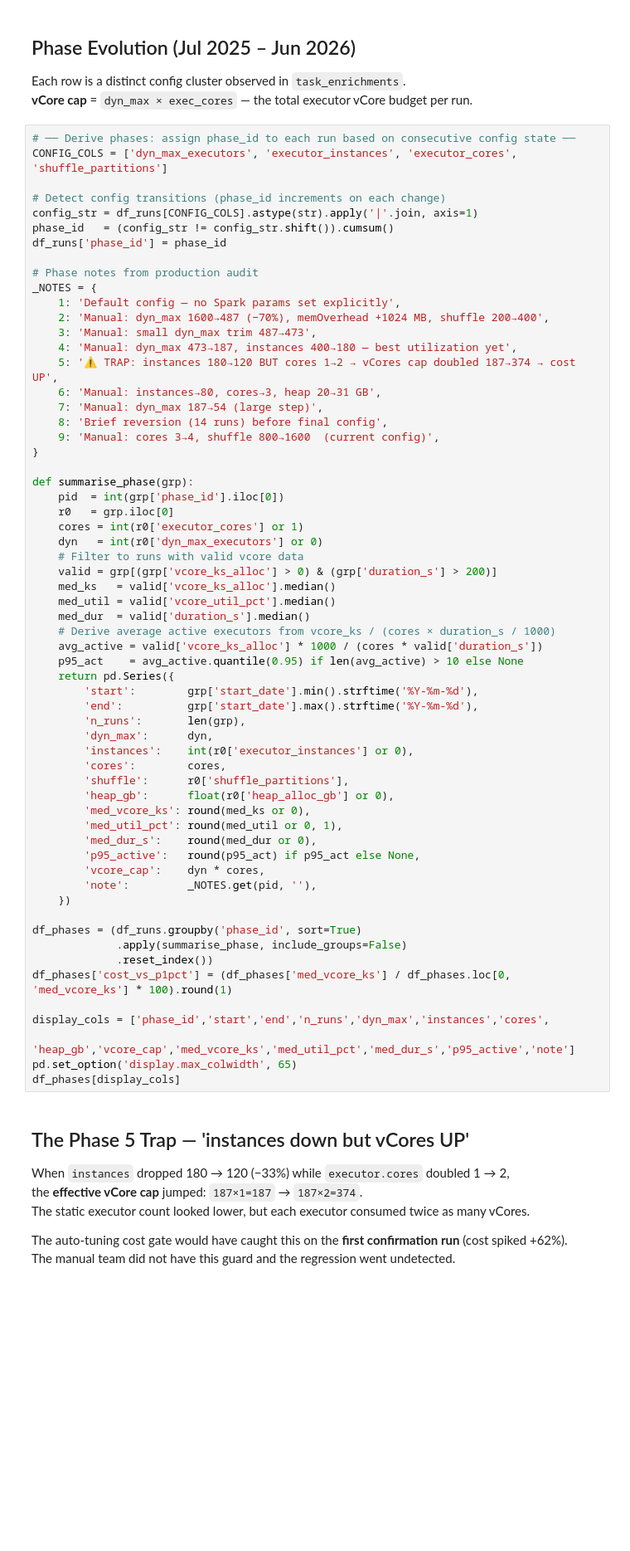
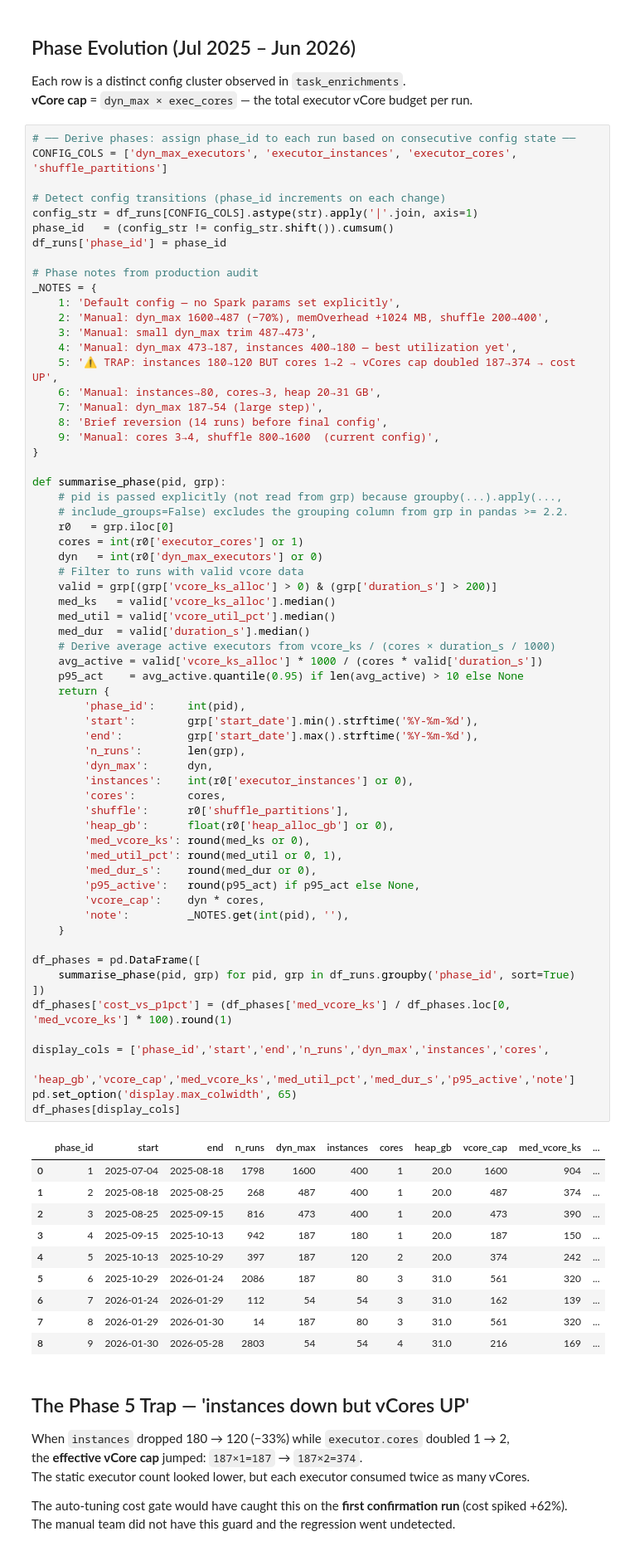
Before and after one commit to rotem-pi/AI-projects, a Jupyter notebook: AutoTuning/notebooks/historical_pov_exploration.ipynb, the cells around one changed output. Shown at 83% size. Drawn from its saved outputs; the diff is of its cells as text; blank space fills up the shorter version.

```diff
--- a/AutoTuning/notebooks/historical_pov_exploration.ipynb
+++ b/AutoTuning/notebooks/historical_pov_exploration.ipynb
@@ -514,45 +594,58 @@ _NOTES = {
     9: 'Manual: cores 3→4, shuffle 800→1600  (current config)',
 }
 
-def summarise_phase(grp):
-    pid  = int(grp['phase_id'].iloc[0])
+def summarise_phase(pid, grp):
+    # pid is passed explicitly (not read from grp) because groupby(...).apply(...,
+    # include_groups=False) excludes the grouping column from grp in pandas >= 2.2.
     r0   = grp.iloc[0]
     cores = int(r0['executor_cores'] or 1)
     dyn   = int(r0['dyn_max_executors'] or 0)
     # Filter to runs with valid vcore data
     valid = grp[(grp['vcore_ks_alloc'] > 0) & (grp['duration_s'] > 200)]
     med_ks   = valid['vcore_ks_alloc'].median()
     med_util = valid['vcore_util_pct'].median()
     med_dur  = valid['duration_s'].median()
     # Derive average active executors from vcore_ks / (cores × duration_s / 1000)
     avg_active = valid['vcore_ks_alloc'] * 1000 / (cores * valid['duration_s'])
     p95_act    = avg_active.quantile(0.95) if len(avg_active) > 10 else None
-    return pd.Series({
+    return {
+        'phase_id':     int(pid),
         'start':        grp['start_date'].min().strftime('%Y-%m-%d'),
         'end':          grp['start_date'].max().strftime('%Y-%m-%d'),
         'n_runs':       len(grp),
         'dyn_max':      dyn,
         'instances':    int(r0['executor_instances'] or 0),
         'cores':        cores,
         'shuffle':      r0['shuffle_partitions'],
         'heap_gb':      float(r0['heap_alloc_gb'] or 0),
         'med_vcore_ks': round(med_ks or 0),
         'med_util_pct': round(med_util or 0, 1),
         'med_dur_s':    round(med_dur or 0),
         'p95_active':   round(p95_act) if p95_act else None,
         'vcore_cap':    dyn * cores,
-        'note':         _NOTES.get(pid, ''),
-    })
+        'note':         _NOTES.get(int(pid), ''),
+    }
 
-df_phases = (df_runs.groupby('phase_id', sort=True)
-             .apply(summarise_phase, include_groups=False)
-             .reset_index())
+df_phases = pd.DataFrame([
+    summarise_phase(pid, grp) for pid, grp in df_runs.groupby('phase_id', sort=True)
+])
 df_phases['cost_vs_p1pct'] = (df_phases['med_vcore_ks'] / df_phases.loc[0, 'med_vcore_ks'] * 100).round(1)
 
 display_cols = ['phase_id','start','end','n_runs','dyn_max','instances','cores',
                 'heap_gb','vcore_cap','med_vcore_ks','med_util_pct','med_dur_s','p95_active','note']
 pd.set_option('display.max_colwidth', 65)
 df_phases[display_cols]
+# %% [output]
+|  | phase_id | start | end | n_runs | dyn_max | instances | cores | heap_gb | vcore_cap | med_vcore_ks | ... |
+| 0 | 1 | 2025-07-04 | 2025-08-18 | 1798 | 1600 | 400 | 1 | 20.0 | 1600 | 904 | ... |
+| 1 | 2 | 2025-08-18 | 2025-08-25 | 268 | 487 | 400 | 1 | 20.0 | 487 | 374 | ... |
+| 2 | 3 | 2025-08-25 | 2025-09-15 | 816 | 473 | 400 | 1 | 20.0 | 473 | 390 | ... |
+| 3 | 4 | 2025-09-15 | 2025-10-13 | 942 | 187 | 180 | 1 | 20.0 | 187 | 150 | ... |
+| 4 | 5 | 2025-10-13 | 2025-10-29 | 397 | 187 | 120 | 2 | 20.0 | 374 | 242 | ... |
+| 5 | 6 | 2025-10-29 | 2026-01-24 | 2086 | 187 | 80 | 3 | 31.0 | 561 | 320 | ... |
+| 6 | 7 | 2026-01-24 | 2026-01-29 | 112 | 54 | 54 | 3 | 31.0 | 162 | 139 | ... |
+| 7 | 8 | 2026-01-29 | 2026-01-30 | 14 | 187 | 80 | 3 | 31.0 | 561 | 320 | ... |
+| 8 | 9 | 2026-01-30 | 2026-05-28 | 2803 | 54 | 54 | 4 | 31.0 | 216 | 169 | ... |
 # %% [markdown]
 ## The Phase 5 Trap — 'instances down but vCores UP'
 
```
Also changed, not shown: parts of 14 cells of this notebook, 1 other file.
